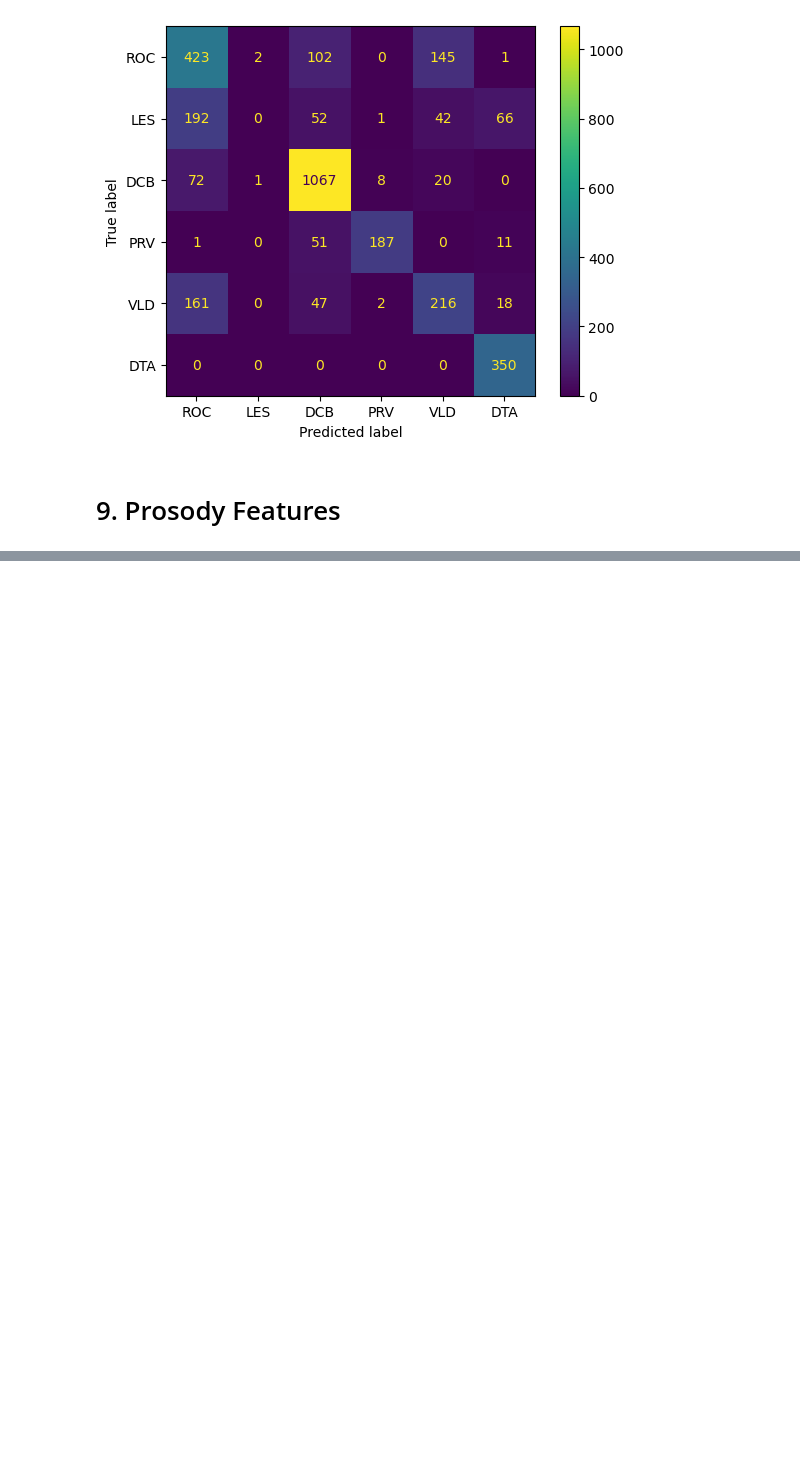
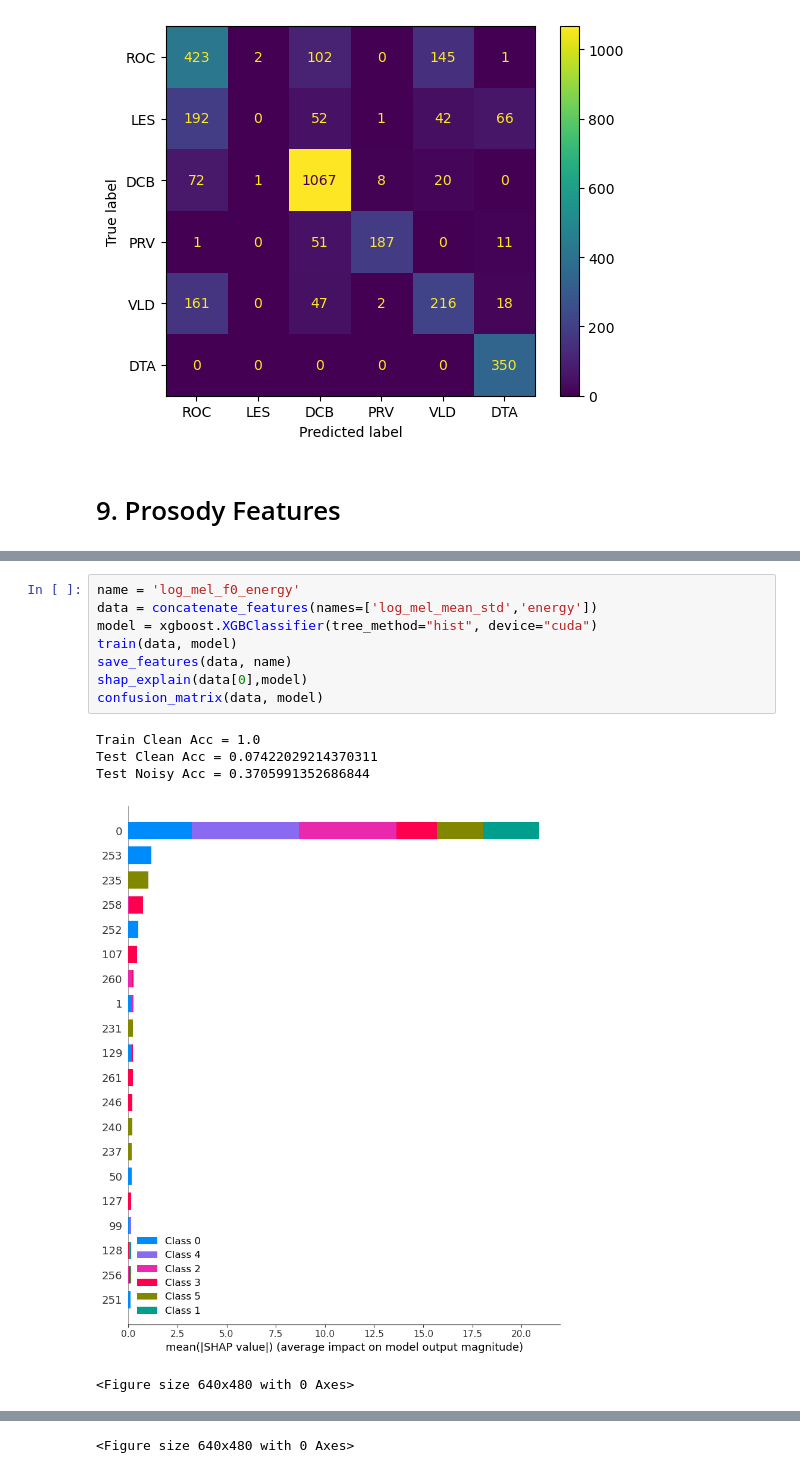
Before and after one commit to awong0811/M214A-Final-Project, a Jupyter notebook: F24_ECE_M214A_Project.ipynb, the cells around one changed output, grey strips where cells are left out. Cells and saved outputs as stored; diff of their text form; blank space fills up the shorter version.

```diff
--- a/F24_ECE_M214A_Project.ipynb
+++ b/F24_ECE_M214A_Project.ipynb
@@ -456,0 +492,14 @@ confusion_matrix(data, model)
+# %%
+name = 'log_mel_f0_energy'
+data = concatenate_features(names=['log_mel_mean_std','energy'])
+model = xgboost.XGBClassifier(tree_method="hist", device="cuda")
+train(data, model)
+save_features(data, name)
+shap_explain(data[0],model)
+confusion_matrix(data, model)
+# %% [output]
+Train Clean Acc = 1.0
+Test Clean Acc = 0.07422029214370311
+Test Noisy Acc = 0.3705991352686844
+[figure, added]
+<Figure size 640x480 with 0 Axes>
@@ -456,0 +507 @@ confusion_matrix(data, model)
+<Figure size 640x480 with 0 Axes>
```
Also changed, not shown: parts of 4 cells of this notebook, 1 other file.
